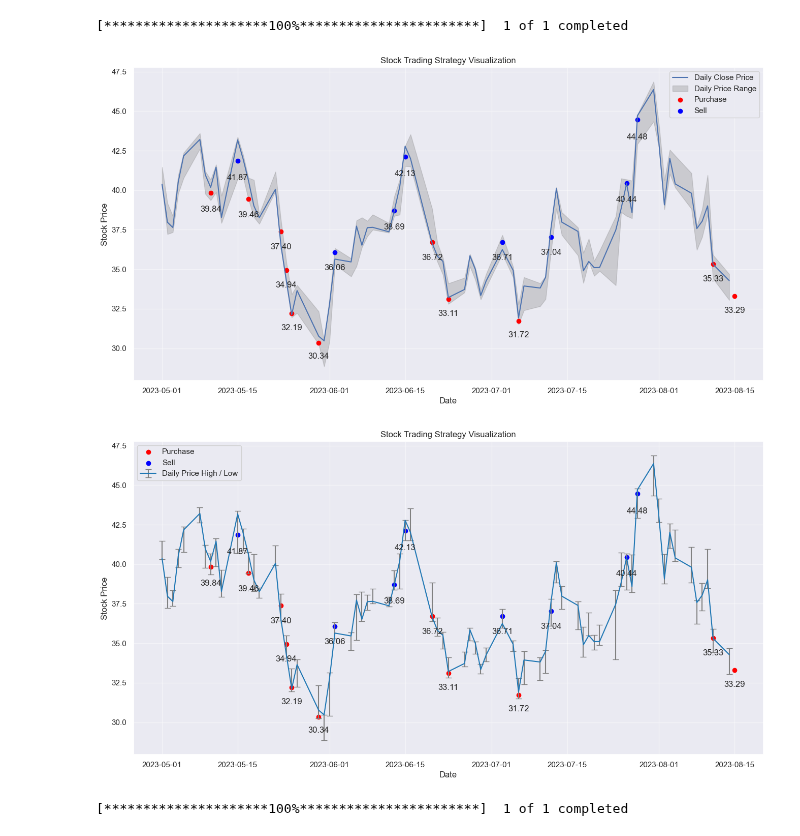
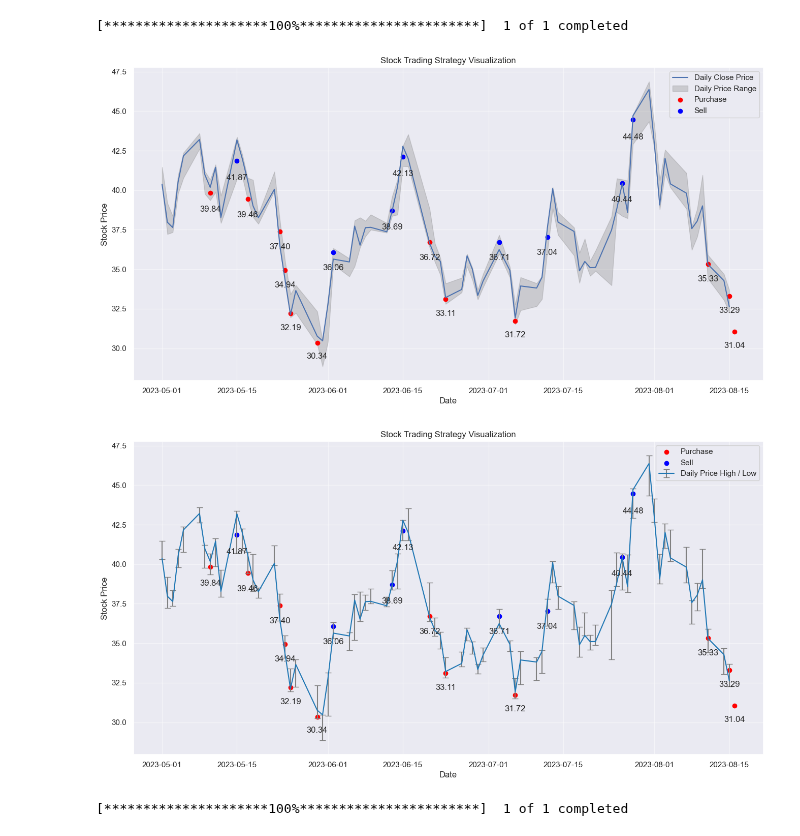
Before and after one commit to Yuchen-Peng/trading_strategy, a Jupyter notebook: notebooks/concise-notebook.ipynb, the cells around one changed output. Saved outputs shown, nothing was run; the diff lists cells and outputs as text; code cells hidden in the pictures.

```diff
--- a/notebooks/concise-notebook.ipynb
+++ b/notebooks/concise-notebook.ipynb
@@ -233,6 +233,7 @@ result = pd.DataFrame({
         'Sell',
         'Purchase',
         'Purchase',
+        'Purchase',
     ],
     'date':['2023-05-10',
             '2023-05-15',
@@ -253,6 +254,7 @@ result = pd.DataFrame({
             '2023-07-28',
             '2023-08-11',
             '2023-08-15',
+            '2023-08-16',
            ],
     'daily_price':[
         39.84,
@@ -274,38 +276,39 @@ result = pd.DataFrame({
         44.48,
         35.33,
         33.29,
+        31.04,
     ]
 }
 )
 
 result['date'] = pd.to_datetime(result['date'])
 
 # plot the purchase actions as red dots
 purchases = result[result['action'] == 'Purchase']
 plt.scatter(purchases['date'], purchases['daily_price'], color='red', label='Purchase')
 
 # plot the sell actions as blue dots
 sells = result[result['action'] == 'Sell']
 plt.scatter(sells['date'], sells['daily_price'], color='blue', label='Sell')
 
 for index, row in sells.iterrows():
     # plt.text(row['date'], row['daily_price'], row['daily_price'], ha='center', va='bottom')
     plt.annotate(f"{row['daily_price']:.2f}", xy=(row['date'], row['daily_price']),
                  xytext=(row['date'], row['daily_price']*0.98), ha='center', va='top')
 for index, row in purchases.iterrows():
     # plt.text(row['date'], row['daily_price'], row['daily_price'], ha='center', va='bottom')
     plt.annotate(f"{row['daily_price']:.2f}", xy=(row['date'], row['daily_price']),
                  xytext=(row['date'], row['daily_price']*0.98), ha='center', va='top')
 
 plt.xlabel('Date')
 plt.ylabel('Stock Price')
 plt.title('Stock Trading Strategy Visualization')
 plt.legend()
 
 plt.show()
 # %% [output]
 [*********************100%***********************]  1 of 1 completed
-[figure, old version]
+[figure, new version]
 # %%
 # Plotting error bars for highest and lowest prices
 
@@ -344,7 +347,7 @@ plt.legend()
 
 plt.show()
 # %% [output]
-[figure, old version]
+[figure, new version]
 # %%
 # sample plot using actual trading data: Yang
 
```
